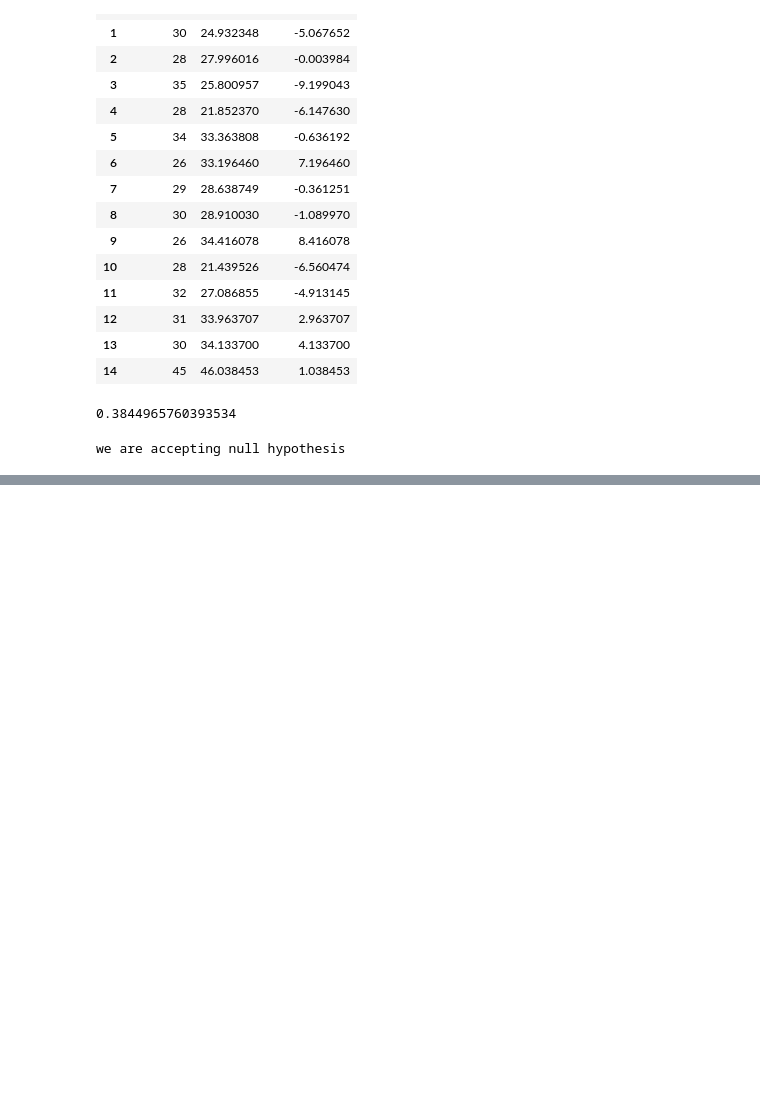
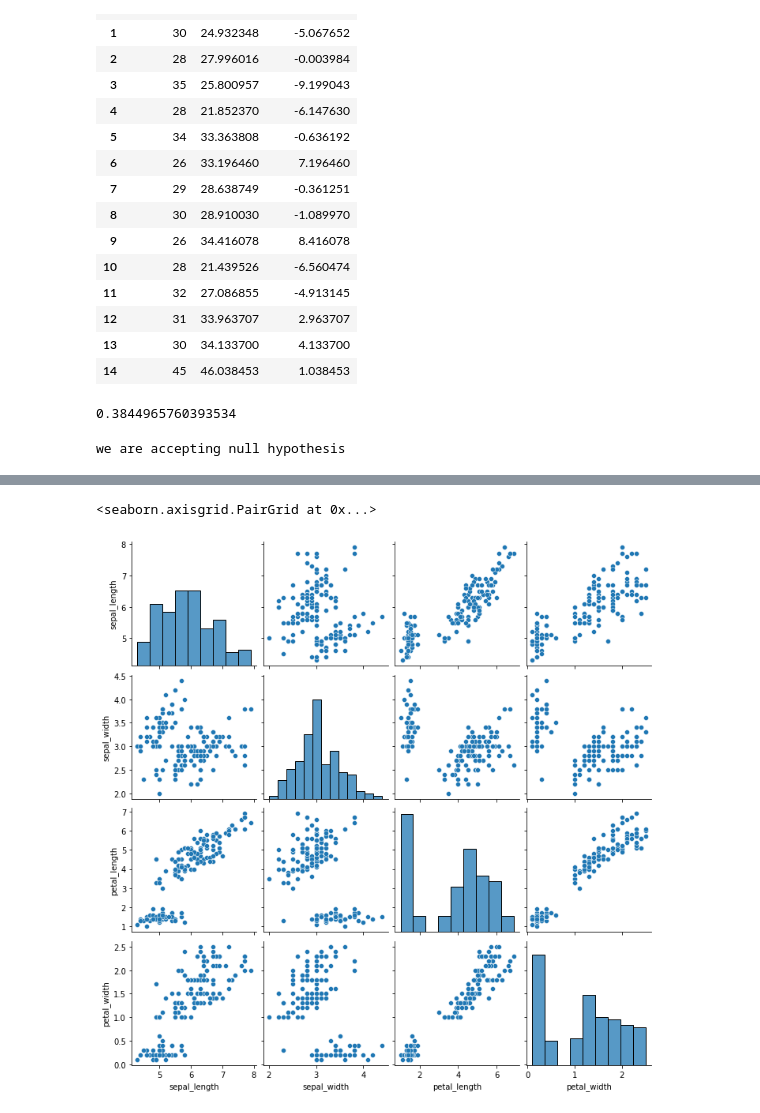
Before and after one commit to aditya002ai/MachineLearning, a Jupyter notebook: T_test_null_hypothesise_.ipynb, the cells around one changed output, grey strips where cells are left out. Saved outputs shown, nothing was run; the diff lists cells and outputs as text; code cells hidden in the pictures; blank space fills up the shorter version.

```diff
--- a/T_test_null_hypothesise_.ipynb
+++ b/T_test_null_hypothesise_.ipynb
@@ -122,0 +125,4 @@ we are accepting null hypothesis
+# %%
+import seaborn as sns
+df=sns.load_dataset('iris')
+df.shape
@@ -122,0 +139,5 @@ we are accepting null hypothesis
+# %%
+sns.pairplot(df)
+# %% [output]
+<seaborn.axisgrid.PairGrid at 0x...>
+[figure, added]
```
Also changed, not shown: parts of 3 cells of this notebook.
